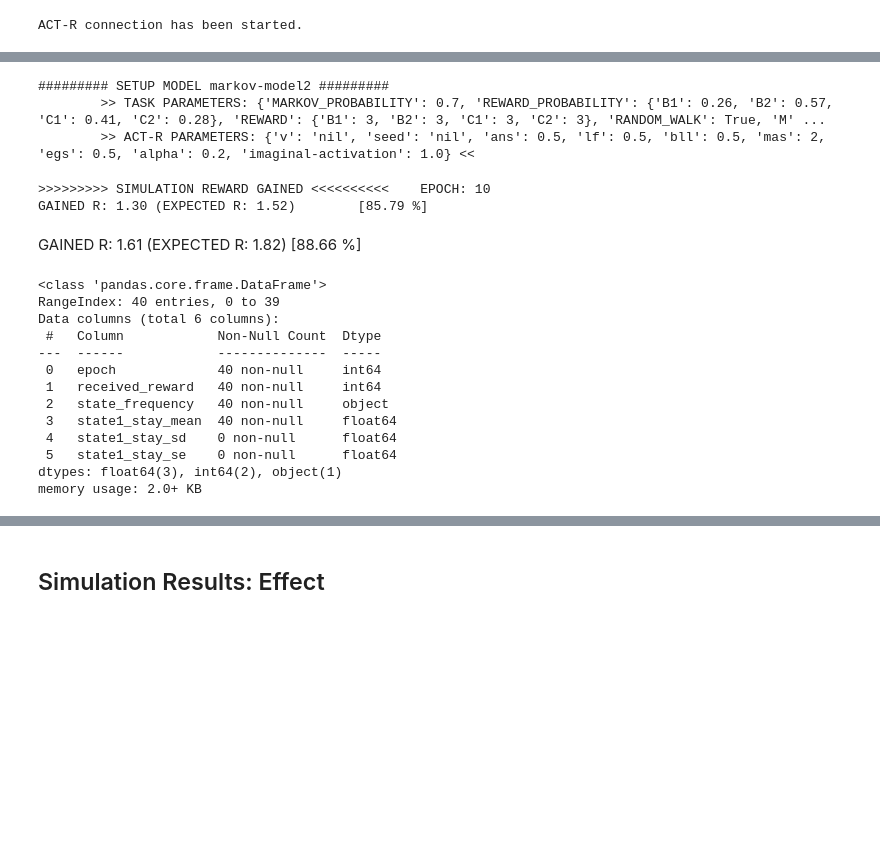
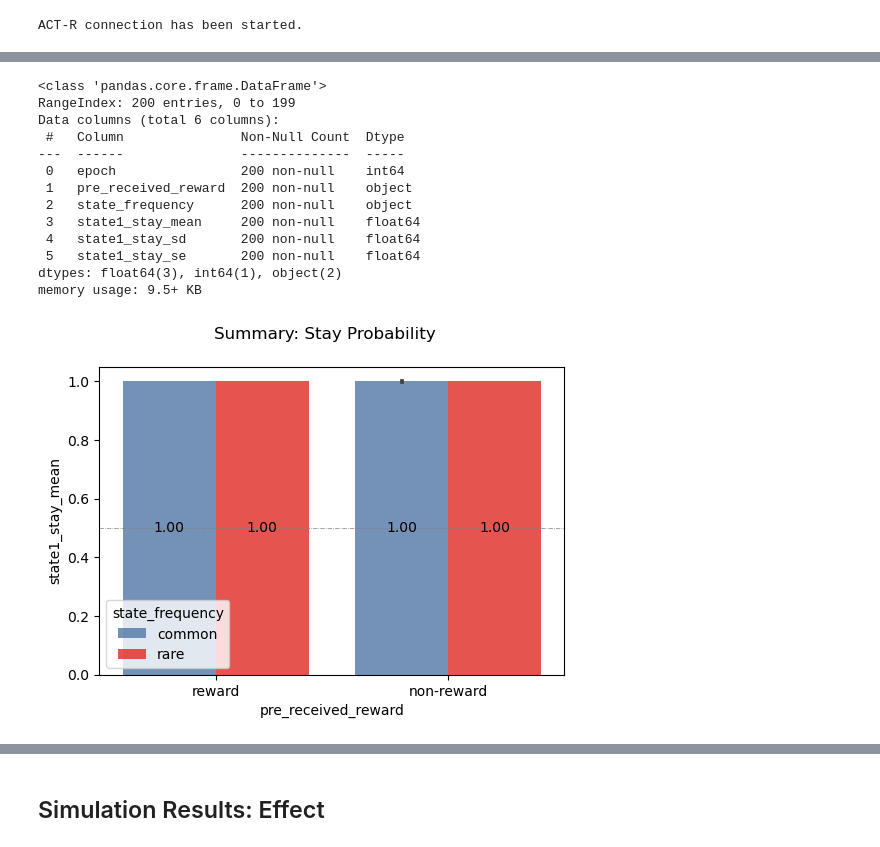
Before and after one commit to yangyuxue2333/ACTR-MarkovTask, a Jupyter notebook: analysis/test_model2.ipynb, the cells around one changed output, grey strips where cells are left out. Saved outputs shown, nothing was run; the diff lists cells and outputs as text; code cells hidden in the pictures; blank space fills up the shorter version.

```diff
--- a/analysis/test_model2.ipynb
+++ b/analysis/test_model2.ipynb
@@ -58,22 +61,0 @@ n=100
-# %%
-load = False
-
-if load:
-    df1_state1stay=pd.read_csv('../data/markov-model1-state1stay.csv', index_col=0, header=0, low_memory=False).astype({
-        'epoch':'int',
-        'received_reward': 'float',
-        'state1_stay':'float'})
-
-    df1 = pd.read_csv('../data/markov-model1-beh.csv', index_col=0, header=0, low_memory=False).reset_index().astype({
-        'index_bin':'int',
-        'optimal_response_sum_prop': 'float'})
-else:
-    df1, df1_state1stay, df1_utrace, df1_atrace = simulate_stay_probability(model=model_name, epoch=e, n=n, task_params=task_params, actr_params=actr_params)
-# %% [output]
-######### SETUP MODEL markov-model2 #########
-        >> TASK PARAMETERS: {'MARKOV_PROBABILITY': 0.7, 'REWARD_PROBABILITY': {'B1': 0.26, 'B2': 0.57, 'C1': 0.41, 'C2': 0.28}, 'REWARD': {'B1': 3, 'B2': 3, 'C1': 3, 'C2': 3}, 'RANDOM_WALK': True, 'M' ...
-        >> ACT-R PARAMETERS: {'v': 'nil', 'seed': 'nil', 'ans': 0.5, 'lf': 0.5, 'bll': 0.5, 'mas': 2, 'egs': 0.5, 'alpha': 0.2, 'imaginal-activation': 1.0} <<
->>>>>>>>> SIMULATION REWARD GAINED <<<<<<<<<<    EPOCH: 10
-GAINED R: 1.30 (EXPECTED R: 1.52)        [85.79 %]
-# %% [markdown]
-GAINED R: 1.61 (EXPECTED R: 1.82) 	 [88.66 %]
@@ -80,36 +69,40 @@ GAINED R: 1.61 (EXPECTED R: 1.82) 	 [88.66 %]
 # %%
-df1stay_aggregate  = df1_state1stay.groupby(['epoch', 'received_reward', 'state_frequency']).agg(state1_stay_mean=('state1_stay', 'mean'),
-                                                                                        state1_stay_sd=('state1_stay', 'std'),
-                                                                                        state1_stay_se=('state1_stay', 'sem')).reset_index()
+df1stay_aggregate  = df1_state1stay.groupby(['epoch',
+                                             'pre_received_reward',
+                                             'state_frequency'])\
+        .agg(state1_stay_mean=('state1_stay', 'mean'),
+        state1_stay_sd=('state1_stay', 'std'),
+        state1_stay_se=('state1_stay', 'sem')).reset_index()
 df1stay_aggregate.info()
 # %% [output]
 <class 'pandas.core.frame.DataFrame'>
-RangeIndex: 40 entries, 0 to 39
+RangeIndex: 200 entries, 0 to 199
 Data columns (total 6 columns):
- #   Column            Non-Null Count  Dtype
----  ------            --------------  -----
- 0   epoch             40 non-null     int64
- 1   received_reward   40 non-null     int64
- 2   state_frequency   40 non-null     object
- 3   state1_stay_mean  40 non-null     float64
- 4   state1_stay_sd    0 non-null      float64
- 5   state1_stay_se    0 non-null      float64
-dtypes: float64(3), int64(2), object(1)
-memory usage: 2.0+ KB
+ #   Column               Non-Null Count  Dtype
+---  ------               --------------  -----
+ 0   epoch                200 non-null    int64
+ 1   pre_received_reward  200 non-null    object
+ 2   state_frequency      200 non-null    object
+ 3   state1_stay_mean     200 non-null    float64
+ 4   state1_stay_sd       200 non-null    float64
+ 5   state1_stay_se       200 non-null    float64
+dtypes: float64(3), int64(1), object(2)
+memory usage: 9.5+ KB
 # %%
 my_palette = sns.color_palette(["#4374B3", "#FF0B04"])
 
+fig, ax = plt.subplots(figsize=(6,4))
+fig.suptitle('Summary: Stay Probability')
+sns.barplot(data=df1stay_aggregate, x='pre_received_reward', y='state1_stay_mean',
+            hue='state_frequency', errorbar='se',
+            palette=my_palette, alpha=.8,
+            order = ['reward', 'non-reward'],
+            hue_order=['common', 'rare'],
+            ax=ax)
 
-if load:
-    fig, ax = plt.subplots(figsize=(6,4))
-    fig.suptitle('Model-Free: Stay Probability')
-    sns.barplot(data=df1_state1stay, x='received_reward', y='state1_stay',
-                hue='state_frequency',
-                palette=my_palette, alpha=.5,
-                order = sorted(df1stay_aggregate['received_reward'].unique(), reverse=True),
-                hue_order=['common', 'rare'])
-
-    for container in ax.containers:
-        ax.bar_label(container, fmt='%.2f', label_type='center')
-    ax.axhline(0.5, color='grey', ls='-.', linewidth=.5)
-    plt.show()
+for container in ax.containers:
+    ax.bar_label(container, fmt='%.2f', label_type='center')
+ax.axhline(0.5, color='grey', ls='-.', linewidth=.5)
+plt.show()
+# %% [output]
+[figure, added]
```
Also changed, not shown: parts of 31 cells of this notebook, 1 other file.
